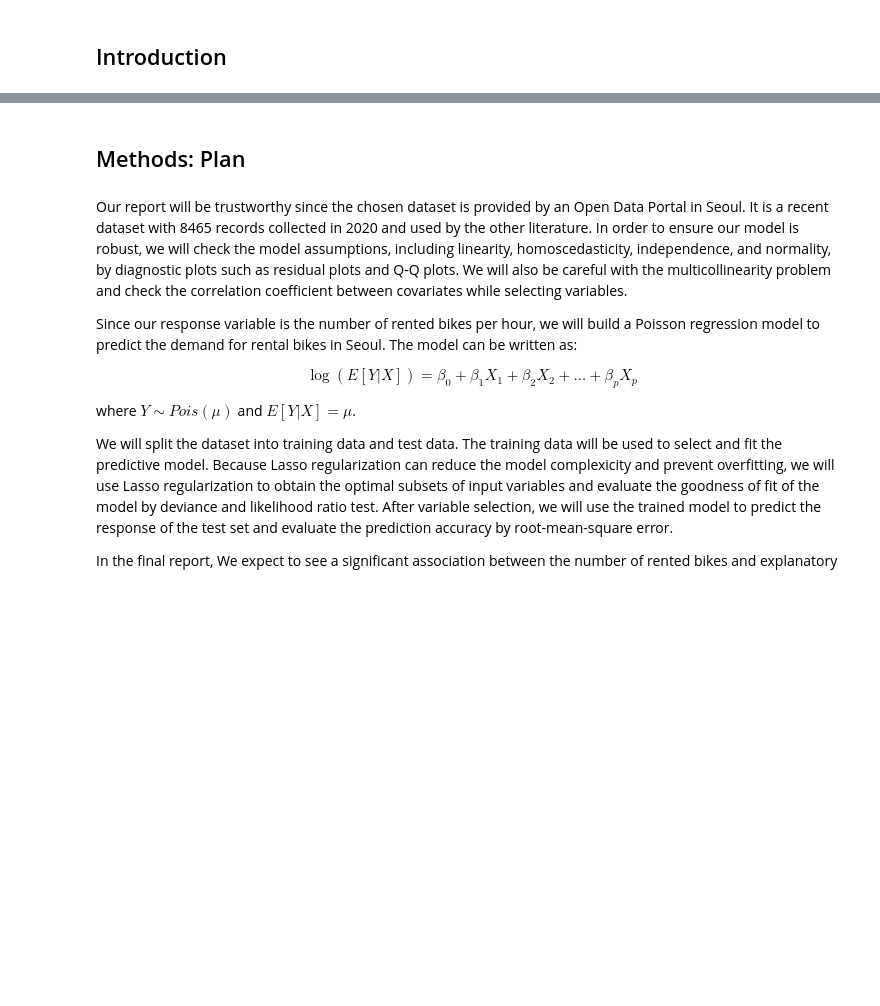
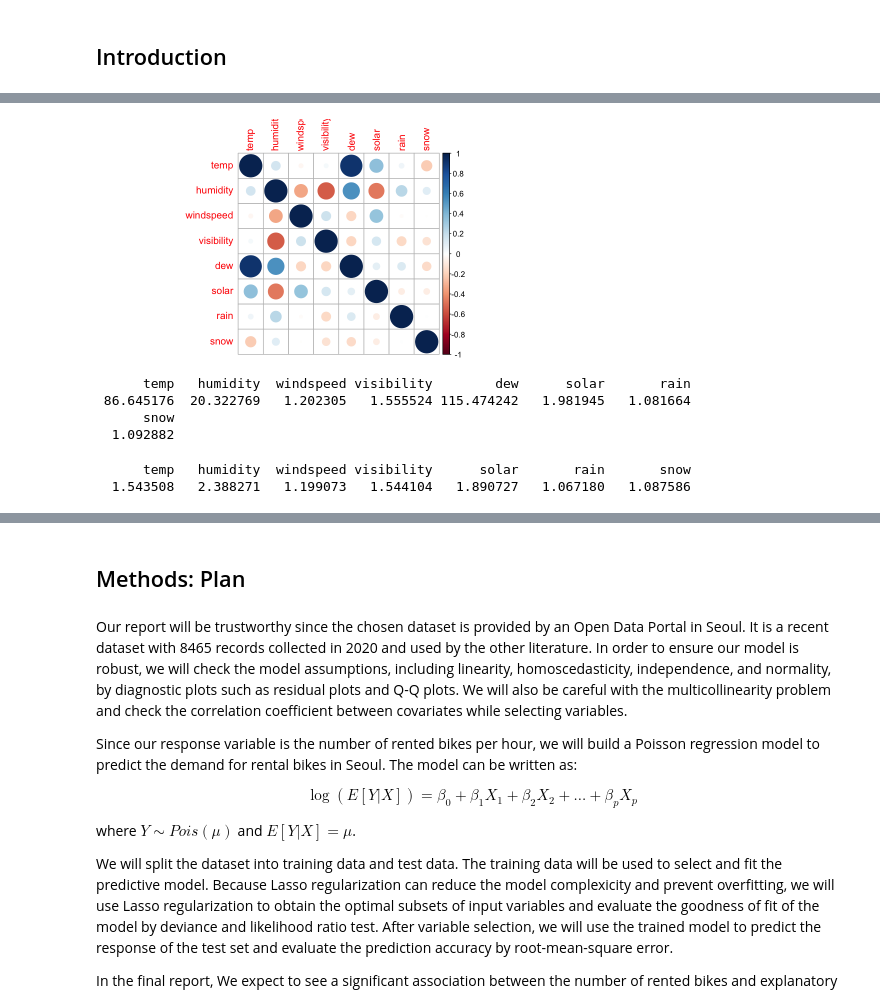
Before and after one commit to xiaohu1122/538A_project, a Jupyter notebook: 538A_project.ipynb, the cells around one changed output, grey strips where cells are left out. Saved outputs shown, nothing was run; the diff lists cells and outputs as text; code cells hidden in the pictures; blank space fills up the shorter version.

```diff
--- a/538A_project.ipynb
+++ b/538A_project.ipynb
@@ -43,0 +167,8 @@ A data.frame: 6 × 13
+# %%
+# Select only numeric environmental variables
+bike_var <- bike %>%
+  select(c(temp, humidity, windspeed, visibility, dew, solar, rain, snow))
+# %%
+# Correlation matrix
+cor_matrix <- cor(bike_var)
+cor_matrix
@@ -43,0 +186,4 @@ A data.frame: 6 × 13
+# %%
+# Correlation plot
+corrplot(cor_matrix, use = "complete.obs", method="circle")
+# %% [output]
@@ -43,0 +196,18 @@ A data.frame: 6 × 13
+[figure, added]
+# %%
+# Variance inflation factor selection (<5)
+## all variables
+model_vif1 <- lm(count~ temp + humidity + windspeed + visibility + dew + solar + rain + snow, data = bike)
+vif(model_vif1)
+# %% [output]
+      temp   humidity  windspeed visibility        dew      solar       rain
+ 86.645176  20.322769   1.202305   1.555524 115.474242   1.981945   1.081664
+      snow
+  1.092882
+# %%
+## remove dew variable
+model_vif2 <- lm(count~ temp + humidity + windspeed + visibility  + solar + rain + snow, data = bike)
+vif(model_vif2)
+# %% [output]
+      temp   humidity  windspeed visibility      solar       rain       snow
+  1.543508   2.388271   1.199073   1.544104   1.890727   1.067180   1.087586
```
Also changed, not shown: parts of 22 cells of this notebook, 1 other file.
